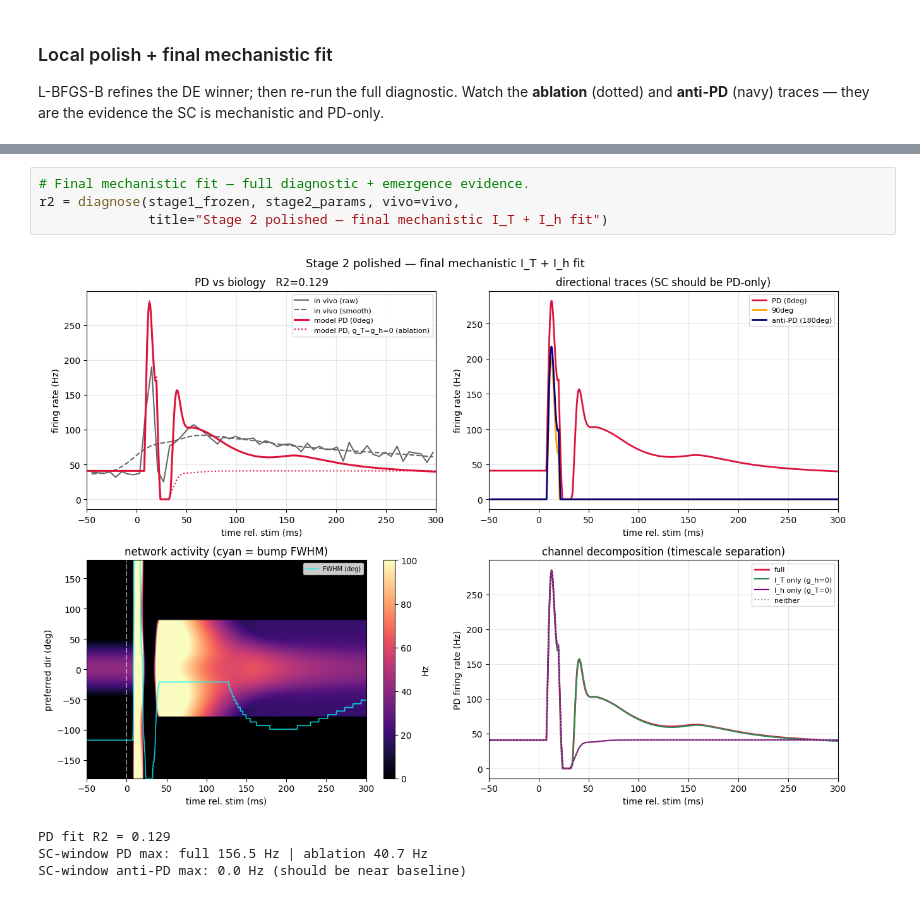
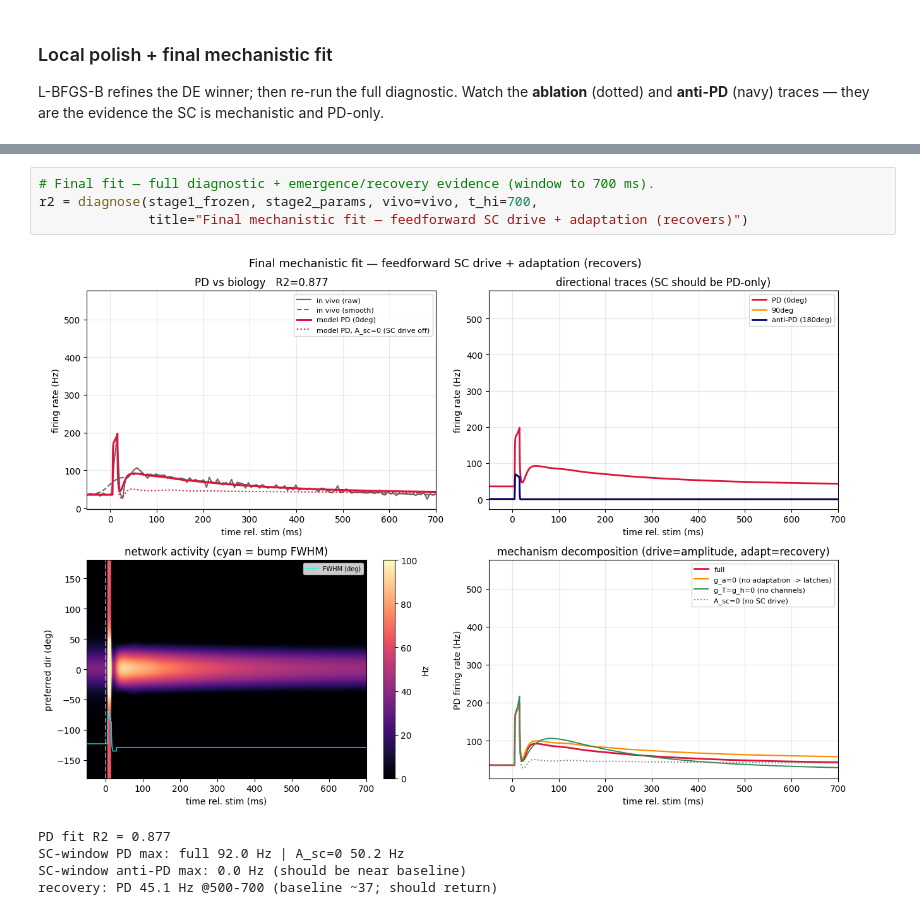
Before and after one commit to FloHofmann/workbench, a Jupyter notebook: hdmodel/mechanistic_model.ipynb, the cells around one changed output, grey strips where cells are left out. Drawn from its saved outputs; the diff is of its cells as text.

Commit message:
checkpoint model. introduced again upstream SC drive. back to phenomological model

```diff
--- a/hdmodel/mechanistic_model.ipynb
+++ b/hdmodel/mechanistic_model.ipynb
@@ -132,9 +198,10 @@ print(f"I_HD={stage1_frozen['I_HD']:.1f}  W_GLOBAL={stage1_frozen['W_GLOBAL']:.1
 # %%
-# Final mechanistic fit — full diagnostic + emergence evidence.
-r2 = diagnose(stage1_frozen, stage2_params, vivo=vivo,
-              title="Stage 2 polished — final mechanistic I_T + I_h fit")
+# Final fit — full diagnostic + emergence/recovery evidence (window to 700 ms).
+r2 = diagnose(stage1_frozen, stage2_params, vivo=vivo, t_hi=700,
+              title="Final mechanistic fit — feedforward SC drive + adaptation (recovers)")
 # %% [output]
-[figure, old version]
+[figure, new version]
-PD fit R2 = 0.129
-SC-window PD max: full 156.5 Hz | ablation 40.7 Hz
+PD fit R2 = 0.877
+SC-window PD max: full 92.0 Hz | A_sc=0 50.2 Hz
 SC-window anti-PD max: 0.0 Hz (should be near baseline)
+recovery: PD 45.1 Hz @500-700 (baseline ~37; should return)
```
Also changed, not shown: parts of 7 cells of this notebook, 5 other files.
